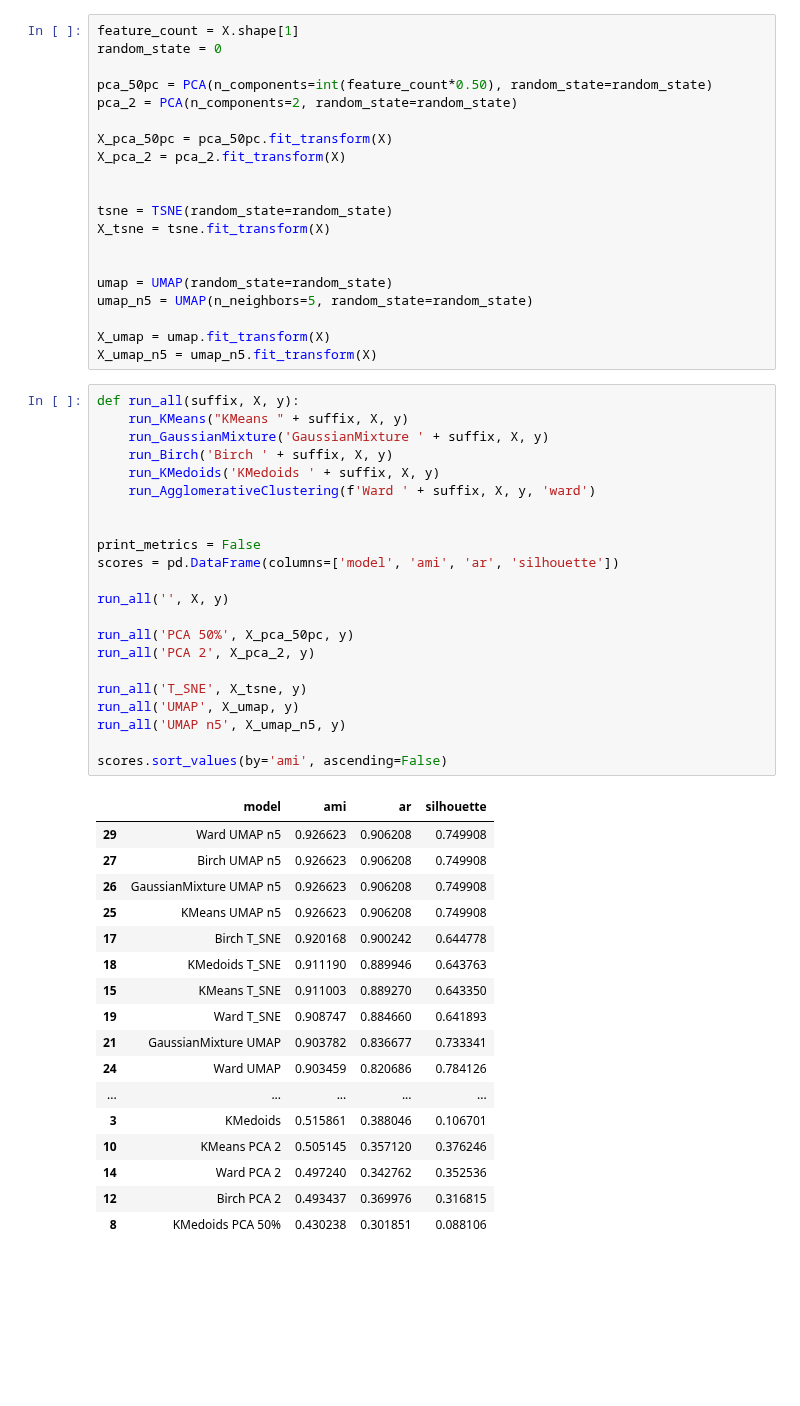
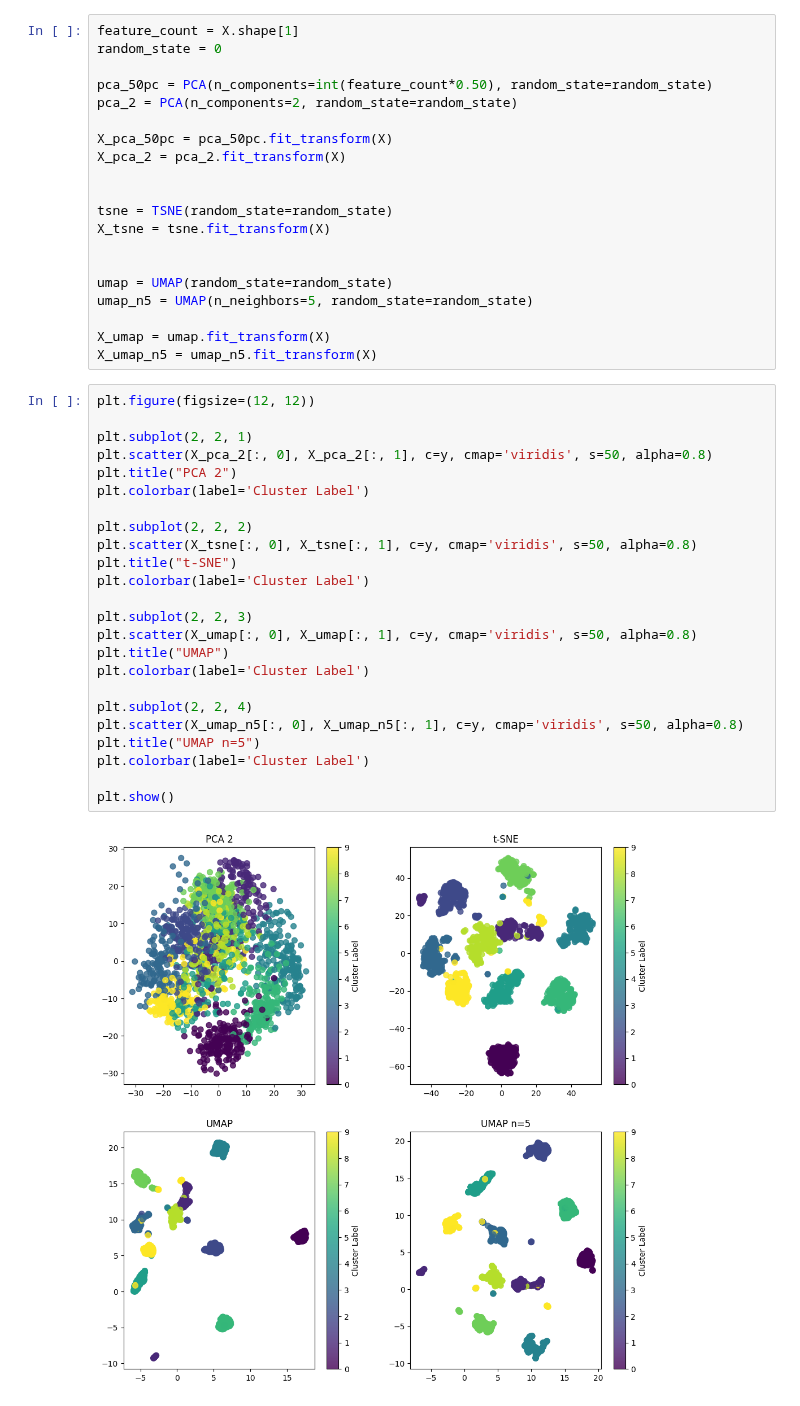
Before and after one commit to VladGnatiuk/projector_ml6, a Jupyter notebook: _vg/homeworks/homework 07. Prjctr HW9. Unsupervised learning.ipynb, the cells around one changed output. Saved outputs shown, nothing was run; the diff lists cells and outputs as text; blank space fills up the shorter version.

```diff
--- a/_vg/homeworks/homework 07. Prjctr HW9. Unsupervised learning.ipynb
+++ b/_vg/homeworks/homework 07. Prjctr HW9. Unsupervised learning.ipynb
@@ -219,43 +222,29 @@ umap_n5 = UMAP(n_neighbors=5, random_state=random_state)
 
 X_umap = umap.fit_transform(X)
 X_umap_n5 = umap_n5.fit_transform(X)
-# %%
-def run_all(suffix, X, y):
-    run_KMeans("KMeans " + suffix, X, y)
-    run_GaussianMixture('GaussianMixture ' + suffix, X, y)
-    run_Birch('Birch ' + suffix, X, y)
-    run_KMedoids('KMedoids ' + suffix, X, y)
-    run_AgglomerativeClustering(f'Ward ' + suffix, X, y, 'ward')
-
-
-print_metrics = False
-scores = pd.DataFrame(columns=['model', 'ami', 'ar', 'silhouette'])
-
-run_all('', X, y)
-
-run_all('PCA 50%', X_pca_50pc, y)
-run_all('PCA 2', X_pca_2, y)
-
-run_all('T_SNE', X_tsne, y)
-run_all('UMAP', X_umap, y)
-run_all('UMAP n5', X_umap_n5, y)
-
-scores.sort_values(by='ami', ascending=False)
-# %% [output]
-|  | model | ami | ar | silhouette |
-| 29 | Ward UMAP n5 | 0.926623 | 0.906208 | 0.749908 |
-| 27 | Birch UMAP n5 | 0.926623 | 0.906208 | 0.749908 |
-| 26 | GaussianMixture UMAP n5 | 0.926623 | 0.906208 | 0.749908 |
-| 25 | KMeans UMAP n5 | 0.926623 | 0.906208 | 0.749908 |
-| 17 | Birch T_SNE | 0.920168 | 0.900242 | 0.644778 |
-| 18 | KMedoids T_SNE | 0.911190 | 0.889946 | 0.643763 |
-| 15 | KMeans T_SNE | 0.911003 | 0.889270 | 0.643350 |
-| 19 | Ward T_SNE | 0.908747 | 0.884660 | 0.641893 |
-| 21 | GaussianMixture UMAP | 0.903782 | 0.836677 | 0.733341 |
-| 24 | Ward UMAP | 0.903459 | 0.820686 | 0.784126 |
-| ... | ... | ... | ... | ... |
-| 3 | KMedoids | 0.515861 | 0.388046 | 0.106701 |
-| 10 | KMeans PCA 2 | 0.505145 | 0.357120 | 0.376246 |
-| 14 | Ward PCA 2 | 0.497240 | 0.342762 | 0.352536 |
-| 12 | Birch PCA 2 | 0.493437 | 0.369976 | 0.316815 |
-| 8 | KMedoids PCA 50% | 0.430238 | 0.301851 | 0.088106 |
+# %%
+plt.figure(figsize=(12, 12))
+
+plt.subplot(2, 2, 1)
+plt.scatter(X_pca_2[:, 0], X_pca_2[:, 1], c=y, cmap='viridis', s=50, alpha=0.8)
+plt.title("PCA 2")
+plt.colorbar(label='Cluster Label')
+
+plt.subplot(2, 2, 2)
+plt.scatter(X_tsne[:, 0], X_tsne[:, 1], c=y, cmap='viridis', s=50, alpha=0.8)
+plt.title("t-SNE")
+plt.colorbar(label='Cluster Label')
+
+plt.subplot(2, 2, 3)
+plt.scatter(X_umap[:, 0], X_umap[:, 1], c=y, cmap='viridis', s=50, alpha=0.8)
+plt.title("UMAP")
+plt.colorbar(label='Cluster Label')
+
+plt.subplot(2, 2, 4)
+plt.scatter(X_umap_n5[:, 0], X_umap_n5[:, 1], c=y, cmap='viridis', s=50, alpha=0.8)
+plt.title("UMAP n=5")
+plt.colorbar(label='Cluster Label')
+
+plt.show()
+# %% [output]
+[figure, added]
```
Also changed, not shown: parts of 17 cells of this notebook, 1 other file.
